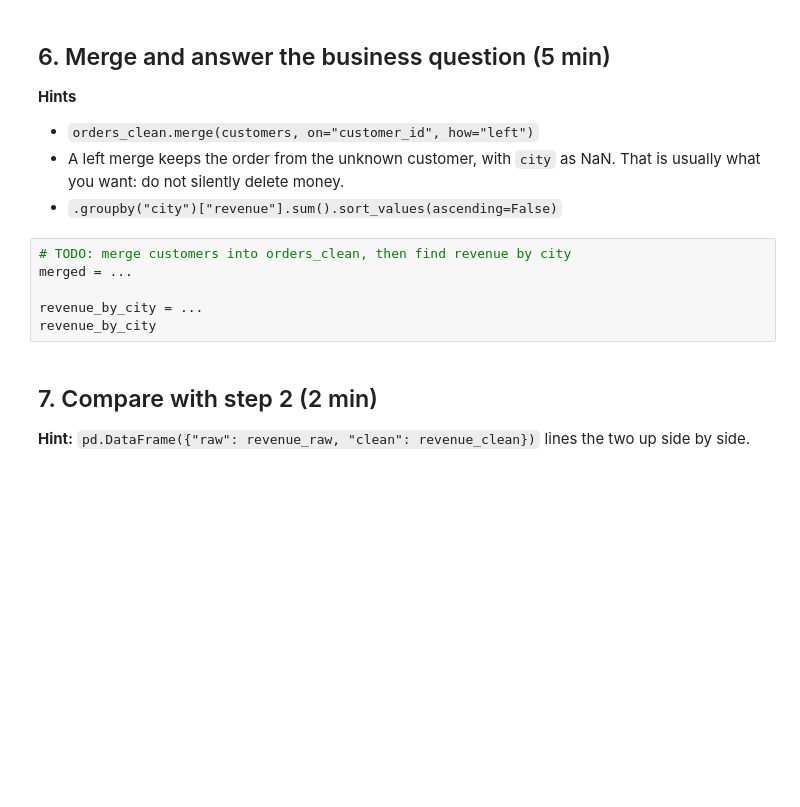
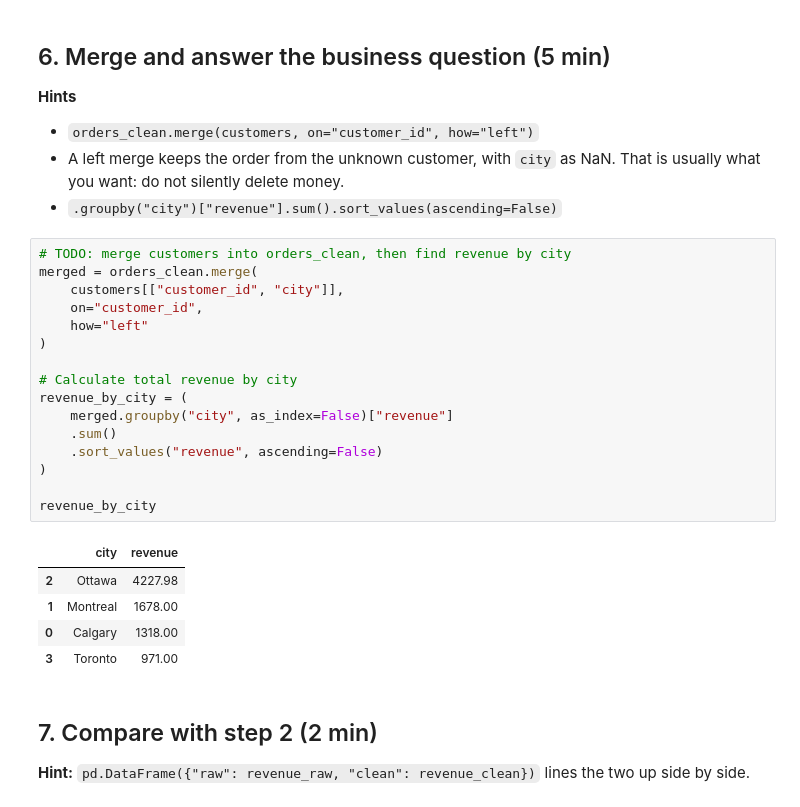
Before and after one commit to ddavidestebann/my-first-git-project, a Jupyter notebook: Week 3/AML3303_Week3_InClass_Lab.ipynb, the cells around one changed output. Drawn from its saved outputs; the diff is of its cells as text; blank space fills up the shorter version.

```diff
--- a/Week 3/AML3303_Week3_InClass_Lab.ipynb
+++ b/Week 3/AML3303_Week3_InClass_Lab.ipynb
@@ -146,10 +270,26 @@ orders_clean["revenue"] = ...
 - `.groupby("city")["revenue"].sum().sort_values(ascending=False)`
 # %%
 # TODO: merge customers into orders_clean, then find revenue by city
-merged = ...
+merged = orders_clean.merge(
+    customers[["customer_id", "city"]],
+    on="customer_id",
+    how="left"
+)
 
-revenue_by_city = ...
+# Calculate total revenue by city
+revenue_by_city = (
+    merged.groupby("city", as_index=False)["revenue"]
+    .sum()
+    .sort_values("revenue", ascending=False)
+)
+
 revenue_by_city
+# %% [output]
+|  | city | revenue |
+| 2 | Ottawa | 4227.98 |
+| 1 | Montreal | 1678.00 |
+| 0 | Calgary | 1318.00 |
+| 3 | Toronto | 971.00 |
 # %% [markdown]
 ## 7. Compare with step 2 (2 min)
 
```
Also changed, not shown: parts of 11 cells of this notebook.
